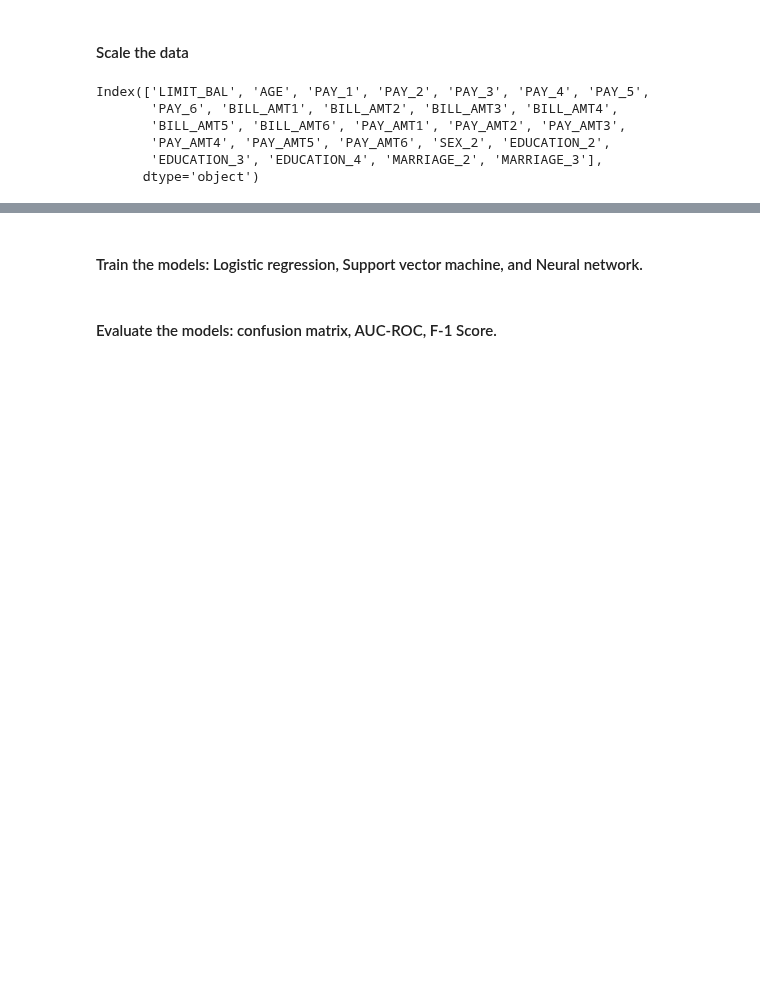
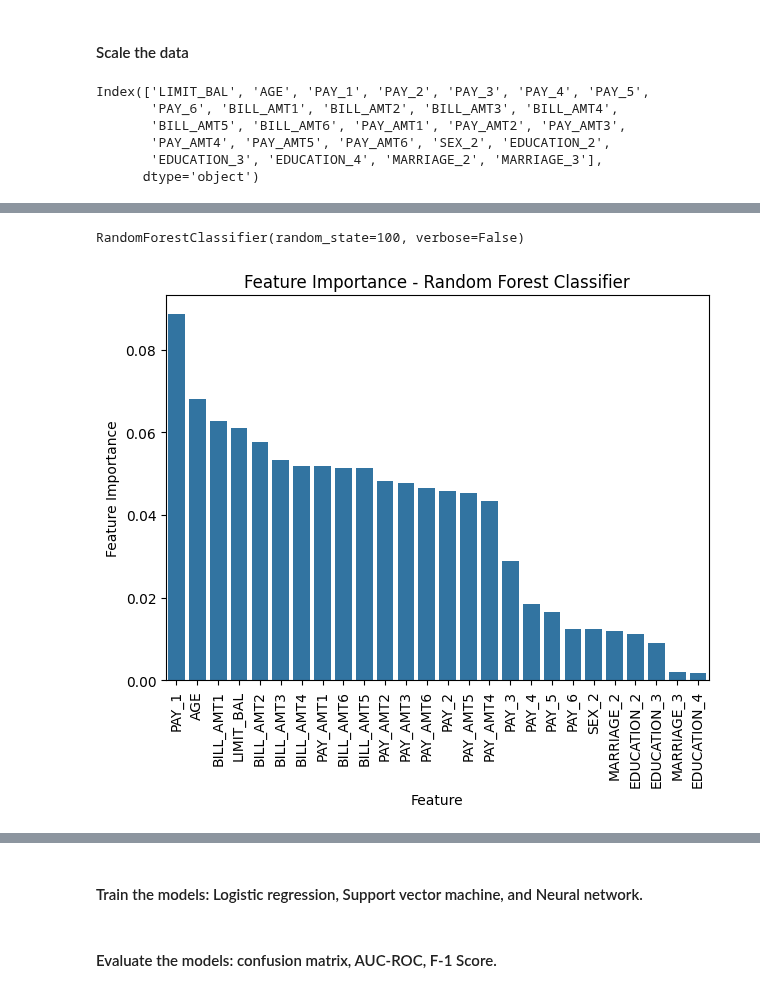
Before and after one commit to minjeoungneev/Default_Credit_Card, a Jupyter notebook: Models.ipynb, the cells around one changed output, grey strips where cells are left out. Cells and saved outputs as stored; diff of their text form; code cells hidden in the pictures; blank space fills up the shorter version.

```diff
--- a/Models.ipynb
+++ b/Models.ipynb
@@ -38,0 +41,4 @@ Index(['LIMIT_BAL', 'AGE', 'PAY_1', 'PAY_2', 'PAY_3', 'PAY_4', 'PAY_5',
+# %%
+from sklearn.model_selection import train_test_split
+
+X_train, X_test, y_train, y_test = train_test_split(X, y, train_size = 0.8, random_state = 100, shuffle=True)
@@ -38,0 +49,16 @@ Index(['LIMIT_BAL', 'AGE', 'PAY_1', 'PAY_2', 'PAY_3', 'PAY_4', 'PAY_5',
+# %%
+# set up parameters
+rfc_metric = 'gini'
+n_estimators = 100
+random_state = 100
+# %%
+# initialize the classifier
+rfc = RandomForestClassifier(n_estimators= n_estimators,
+                            random_state = random_state,
+                            criterion = rfc_metric,
+                            verbose=False)
+# %%
+# train the model
+rfc.fit(X_train, y_train)
+# %% [output]
+RandomForestClassifier(random_state=100, verbose=False)
@@ -38,0 +68,11 @@ Index(['LIMIT_BAL', 'AGE', 'PAY_1', 'PAY_2', 'PAY_3', 'PAY_4', 'PAY_5',
+# %%
+# feature importance
+feature_df = pd.DataFrame({'Feature':X.columns, 'Feature Importance':rfc.feature_importances_})
+feature_df = feature_df.sort_values(by = 'Feature Importance', ascending = False)
+plt.figure(figsize=(7,5))
+plt.title("Feature Importance - Random Forest Classifier")
+s = sns.barplot(x = 'Feature', y ='Feature Importance', data = feature_df)
+s.set_xticklabels(s.get_xticklabels(), rotation=90)
+plt.show()
+# %% [output]
+[figure, added]
```
Also changed, not shown: parts of 9 cells of this notebook, 1 other file.
